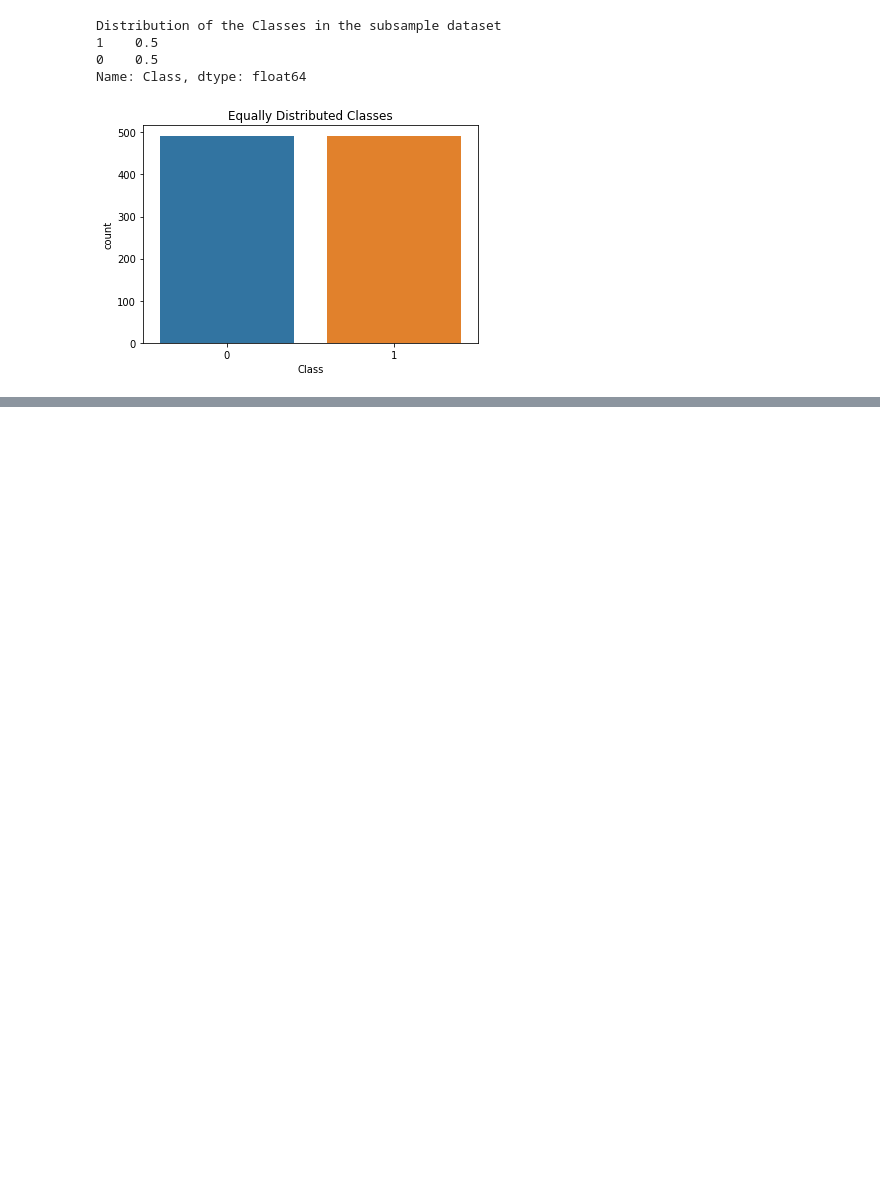
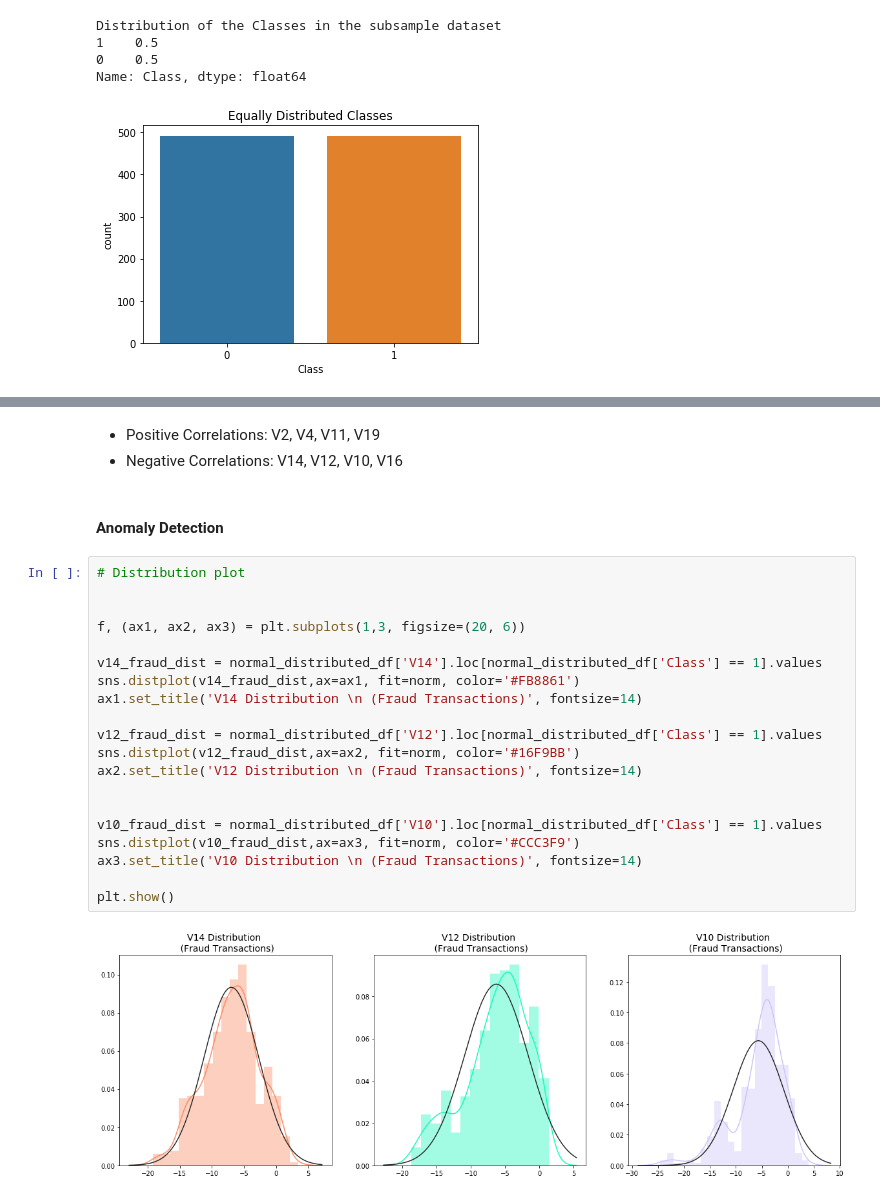
Before and after one commit to acharles7/data-science-notebooks, a Jupyter notebook: credit_card_fraud_detection.ipynb, the cells around one changed output, grey strips where cells are left out. Drawn from its saved outputs; the diff is of its cells as text; blank space fills up the shorter version.

```diff
--- a/credit_card_fraud_detection.ipynb
+++ b/credit_card_fraud_detection.ipynb
@@ -155,0 +168,27 @@ Name: Class, dtype: float64
+# %% [markdown]
+* Positive Correlations: V2, V4, V11, V19
+* Negative Correlations: V14, V12, V10, V16
+# %% [markdown]
+#### Anomaly Detection
+# %%
+# Distribution plot
+
+
+f, (ax1, ax2, ax3) = plt.subplots(1,3, figsize=(20, 6))
+
+v14_fraud_dist = normal_distributed_df['V14'].loc[normal_distributed_df['Class'] == 1].values
+sns.distplot(v14_fraud_dist,ax=ax1, fit=norm, color='#FB8861')
+ax1.set_title('V14 Distribution \n (Fraud Transactions)', fontsize=14)
+
+v12_fraud_dist = normal_distributed_df['V12'].loc[normal_distributed_df['Class'] == 1].values
+sns.distplot(v12_fraud_dist,ax=ax2, fit=norm, color='#16F9BB')
+ax2.set_title('V12 Distribution \n (Fraud Transactions)', fontsize=14)
+
+
+v10_fraud_dist = normal_distributed_df['V10'].loc[normal_distributed_df['Class'] == 1].values
+sns.distplot(v10_fraud_dist,ax=ax3, fit=norm, color='#CCC3F9')
+ax3.set_title('V10 Distribution \n (Fraud Transactions)', fontsize=14)
+
+plt.show()
+# %% [output]
+[figure, added]
```
Also changed, not shown: parts of 20 cells of this notebook, 2 other files.
